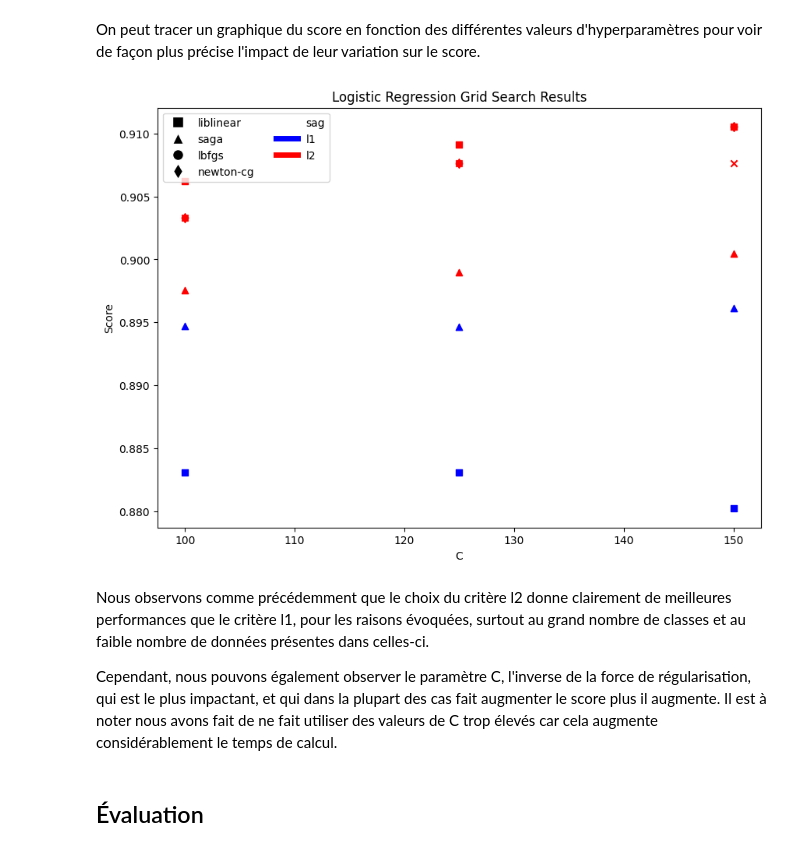
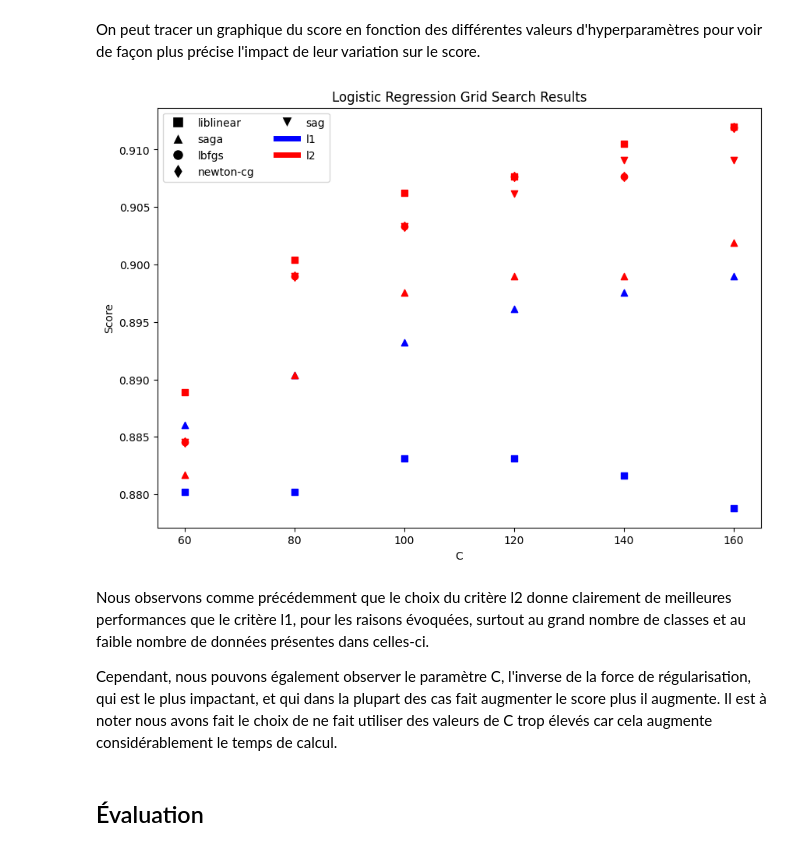
Before and after one commit to Chique80/IFT712-Projet, a Jupyter notebook: Logistic Regression.ipynb, the cells around one changed output. Drawn from its saved outputs; the diff is of its cells as text; code cells hidden in the pictures.

```diff
--- a/Logistic Regression.ipynb
+++ b/Logistic Regression.ipynb
@@ -52,7 +52,7 @@ Dans notre cas, nous avons choisi de garder le paramètre multi_class en 'auto'.
 # %%
 # Hyperparamètres pour la Régression Logistique
 hyperparameters_lr = {
-    'C': [100,125,150],
+    'C': [60,80,100,120,140,160],
     'penalty': ['l1', 'l2'],
     'solver': ['newton-cg', 'lbfgs', 'liblinear', 'sag', 'saga']
 }
@@ -101,41 +101,41 @@ plt.scatter(results_lr.query('param_solver == "saga" and param_penalty == "l1" '
             marker='^', color='blue')
 plt.scatter(results_lr.query('param_solver == "saga" and param_penalty == "l2" ')['param_C'],
             results_lr.query('param_solver == "saga" and param_penalty == "l2" ')['mean_test_score'],
             marker='^', color='red')
 plt.scatter(results_lr.query('param_solver == "lbfgs" and param_penalty == "l2" ')['param_C'],
             results_lr.query('param_solver == "lbfgs" and param_penalty == "l2" ')['mean_test_score'],
             marker='o', color='red')
 plt.scatter(results_lr.query('param_solver == "newton-cg" and param_penalty == "l2" ')['param_C'],
             results_lr.query('param_solver == "newton-cg" and param_penalty == "l2" ')['mean_test_score'],
             marker='d', color='red')
 plt.scatter(results_lr.query('param_solver == "sag" and param_penalty == "l2" ')['param_C'],
             results_lr.query('param_solver == "sag" and param_penalty == "l2" ')['mean_test_score'],
-            marker='x', color='red')
+            marker='v', color='red')
 
 
 plt.xlabel("C")
 plt.ylabel("Score")
 plt.title("Logistic Regression Grid Search Results")
-plt.xticks(np.arange(100, 160, 10))  # Graduations de 1 en 1 sur l'abscisse
+plt.xticks(np.arange(60, 170, 20))  # Graduations de 1 en 1 sur l'abscisse
 legend = [
     plt.Line2D([0], [0], marker='s', color='white', markerfacecolor='black', markersize=10, label='liblinear'),
     plt.Line2D([0], [0], marker='^', color='white', markerfacecolor='black', markersize=10, label='saga'),
     plt.Line2D([0], [0], marker='o', color='white', markerfacecolor='black', markersize=10, label='lbfgs'),
     plt.Line2D([0], [0], marker='d', color='white', markerfacecolor='black', markersize=10, label='newton-cg'),
-    plt.Line2D([0], [0], marker='x', color='white', markerfacecolor='black', markersize=10, label='sag'),
+    plt.Line2D([0], [0], marker='v', color='white', markerfacecolor='black', markersize=10, label='sag'),
     plt.Line2D([0], [0], color='blue', linewidth=5, label='l1'),
     plt.Line2D([0], [0], color='red', linewidth=5, label='l2')
     ]
 plt.legend(handles=legend, ncols=2)
 
 plt.show()
 plt.show()
 # %% [output]
-[figure, old version]
+[figure, new version]
 # %% [markdown]
 Nous observons comme précédemment que le choix du critère l2 donne clairement de meilleures performances que le critère l1, pour les raisons évoquées, surtout au grand nombre de classes et au faible nombre de données présentes dans celles-ci.
 
-Cependant, nous pouvons également observer le paramètre C, l'inverse de la force de régularisation, qui est le plus impactant, et qui dans la plupart des cas fait augmenter le score plus il augmente. Il est à noter nous avons fait de ne fait utiliser des valeurs de C trop élevés car cela augmente considérablement le temps de calcul.
+Cependant, nous pouvons également observer le paramètre C, l'inverse de la force de régularisation, qui est le plus impactant, et qui dans la plupart des cas fait augmenter le score plus il augmente. Il est à noter nous avons fait le choix de ne fait utiliser des valeurs de C trop élevés car cela augmente considérablement le temps de calcul.
 # %% [markdown]
 ## Évaluation
 # %% [markdown]
```
Also changed, not shown: parts of 5 cells of this notebook, 1 other file.
